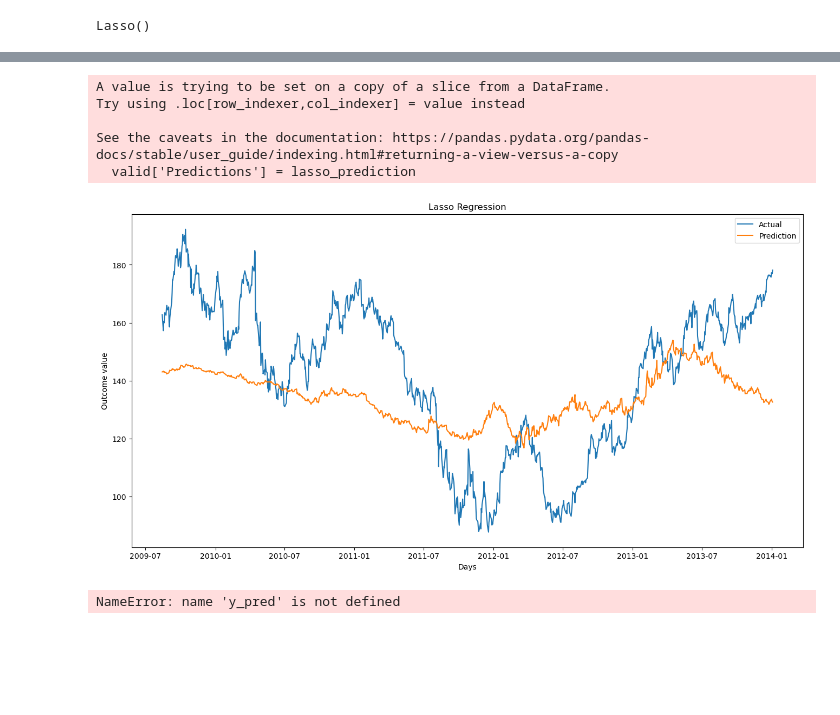
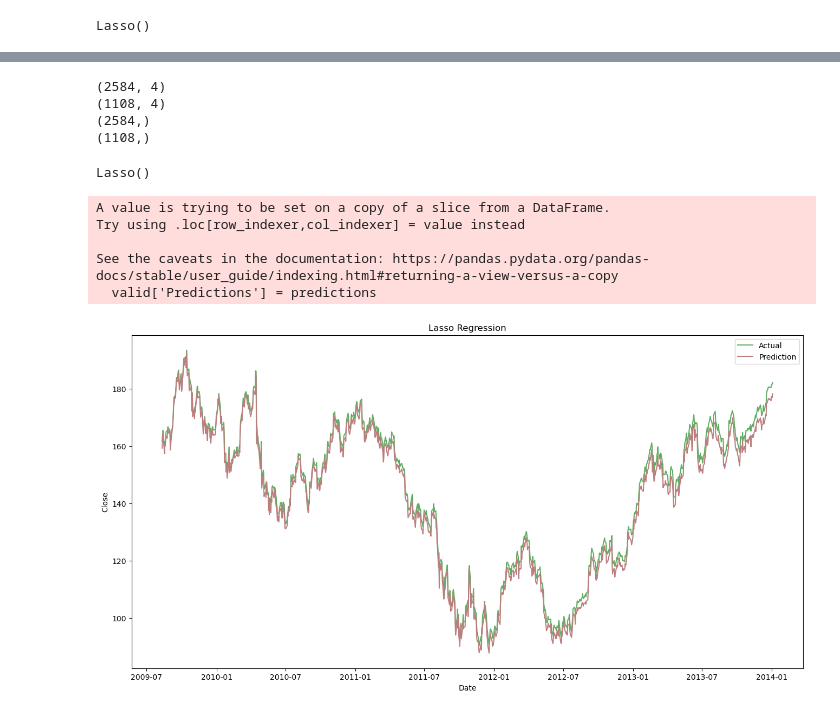
Before and after one commit to nkwleroux/YonseiAdvProgFinals, a Jupyter notebook: LassoRidge.ipynb, the cells around one changed output, grey strips where cells are left out. Cells and saved outputs as stored; diff of their text form; code cells hidden in the pictures; blank space fills up the shorter version.

```diff
--- a/LassoRidge.ipynb
+++ b/LassoRidge.ipynb
@@ -313,0 +396,20 @@ lasso_prediction = lasso_regression.predict(x_future) #is this not x_test?
+# %%
+x = df[['Open', 'High','Low', 'Adj Close']]
+y = df['Close']
+# %%
+x_train, x_test, y_train, y_test = train_test_split(x, y, test_size=0.3, shuffle=False)
+# %%
+print(x_train.shape)
+print(x_test.shape)
+print(y_train.shape)
+print(y_test.shape)
+# %% [output]
+(2584, 4)
+(1108, 4)
+(2584,)
+(1108,)
+# %%
+model = Lasso(alpha=1.0)
+model.fit(x_train, y_train)
+# %% [output]
+Lasso()
@@ -314,21 +418,27 @@ lasso_prediction = lasso_regression.predict(x_future) #is this not x_test?
 # %%
-# Visualise the prediction - LR
-valid = df[X.shape[0]:]
-valid['Predictions'] = lasso_prediction
+data = df[['Close']].copy()
+
+valid = data[len(x_train):]
+
+valid['Predictions'] = predictions
 
 plt.figure(figsize= (16,8))
 plt.title('Lasso Regression')
-plt.xlabel('Days')
-plt.ylabel('Outcome value')
-# plt.plot(df['Close'])
-plt.plot(valid[['Close','Predictions']])
-plt.legend(['Actual','Prediction'])
-# plt.legend(['Original','Actual','Prediction'])
+plt.xlabel('Date')
+plt.ylabel('Close')
+
+#This is a joke and should be swapped around
+# #61ad62 = green - #bc7f7f - red/brown
+plt.plot(valid[['Predictions']],color='#61ad62')
+plt.plot(valid[['Close']],color='#bc7f7f')
+
+plt.legend(['Actual','Prediction'], loc='upper right')
+
 plt.show()
 # %% [output]
 A value is trying to be set on a copy of a slice from a DataFrame.
 Try using .loc[row_indexer,col_indexer] = value instead
 
 See the caveats in the documentation: https://pandas.pydata.org/pandas-docs/stable/user_guide/indexing.html#returning-a-view-versus-a-copy
-  valid['Predictions'] = lasso_prediction
+  valid['Predictions'] = predictions
-[figure, old version]
+[figure, new version]
@@ -338,6 +444,0 @@ cv = RepeatedKFold(n_splits=10, n_repeats=3, random_state=1)
-# %%
-# Plotting the result
-
-plt.plot(df.index.to_pydatetime(),y_pred)
-# %% [output]
-NameError: name 'y_pred' is not defined
```
Also changed, not shown: parts of 34 cells of this notebook.
